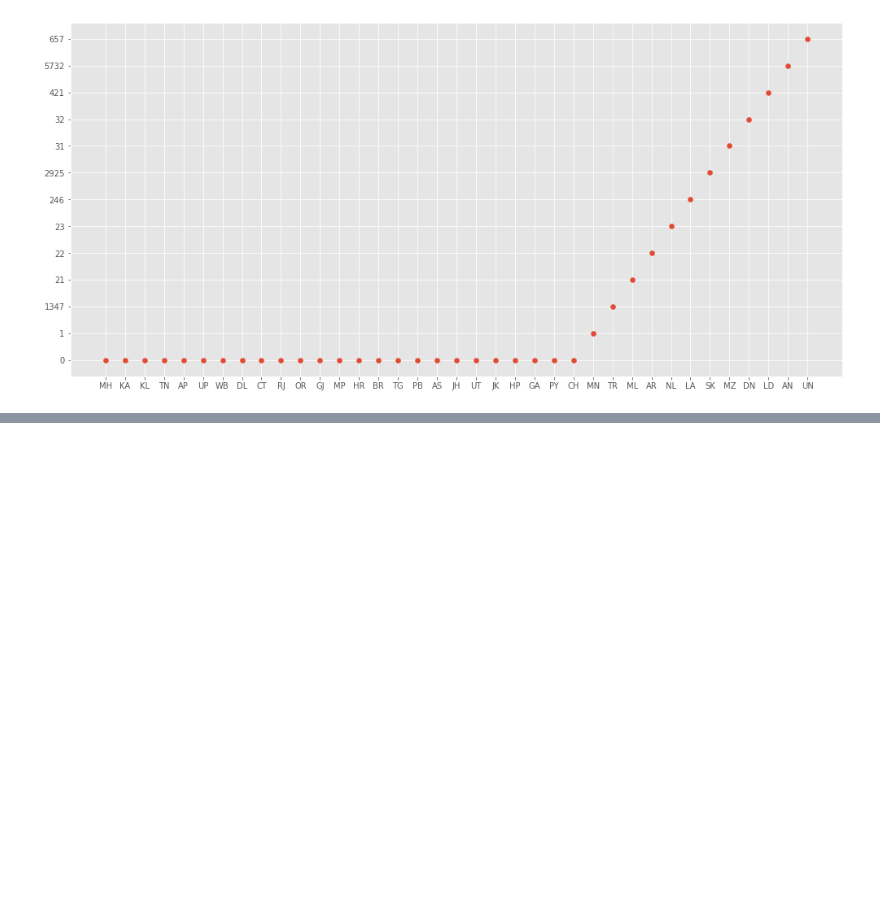
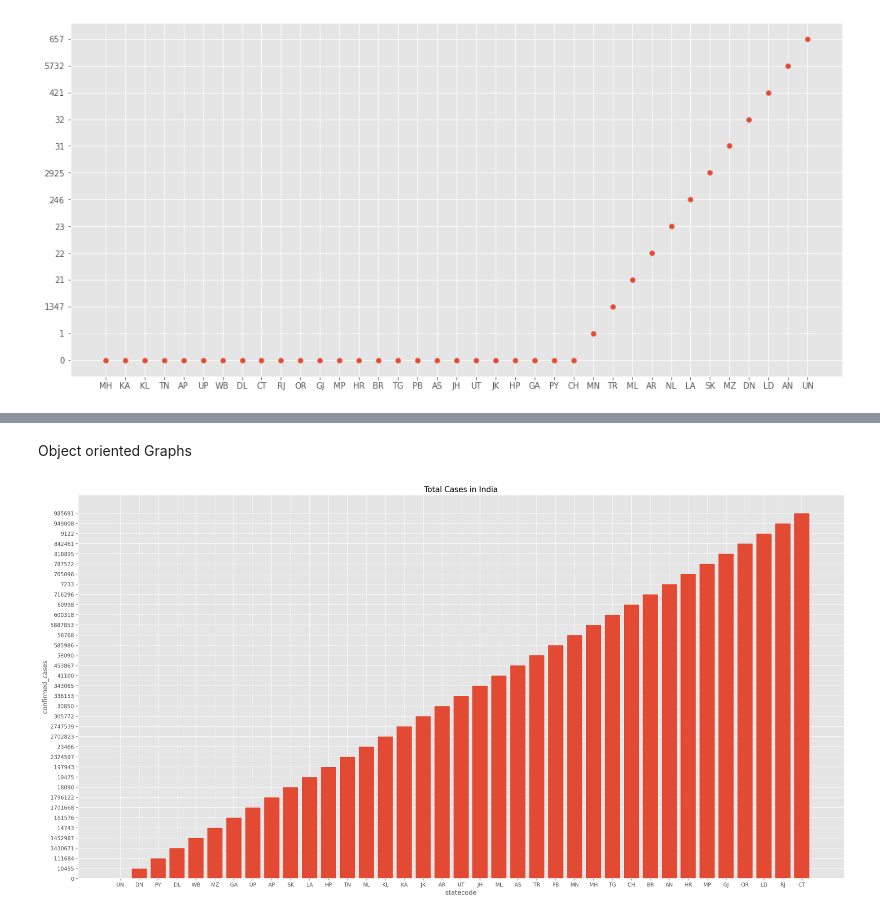
Before and after one commit to Rishiraj-singh7/India-covid-19, a Jupyter notebook: main.ipynb, the cells around one changed output, grey strips where cells are left out. Cells and saved outputs as stored; diff of their text form; code cells hidden in the pictures; blank space fills up the shorter version.

Commit message:
Object oriented Graphs

```diff
--- a/main.ipynb
+++ b/main.ipynb
@@ -171,0 +183,20 @@ plt.scatter(df['statecode'],df['migratedother'].sort_values(ascending=True))
+# %% [markdown]
+Object oriented Graphs
+# %%
+df =df.sort_values('confirmed',ascending=True)
+# %%
+#Matplotlib
+fig=plt.figure(figsize=(20,10),dpi=200)
+axes=fig.add_axes([0,0,1,1])
+axes.bar(df['statecode'],df['confirmed'])
+axes.set_title("Total Cases in India")
+axes.set_xlabel("statecode")
+axes.set_ylabel("confirmed_cases")
+plt.show()
+
+#plotly
+fig=go.Figure()
+fig.add_trace(go.Bar(x=df['statecode'],y=df['active']))
+fig.update_layout(title='Total Cases in India',xaxis=dict(title='statecode'),yaxis=dict(title='active_cases'))
+# %% [output]
+[figure, added]
```
Also changed, not shown: parts of 3 cells of this notebook.
